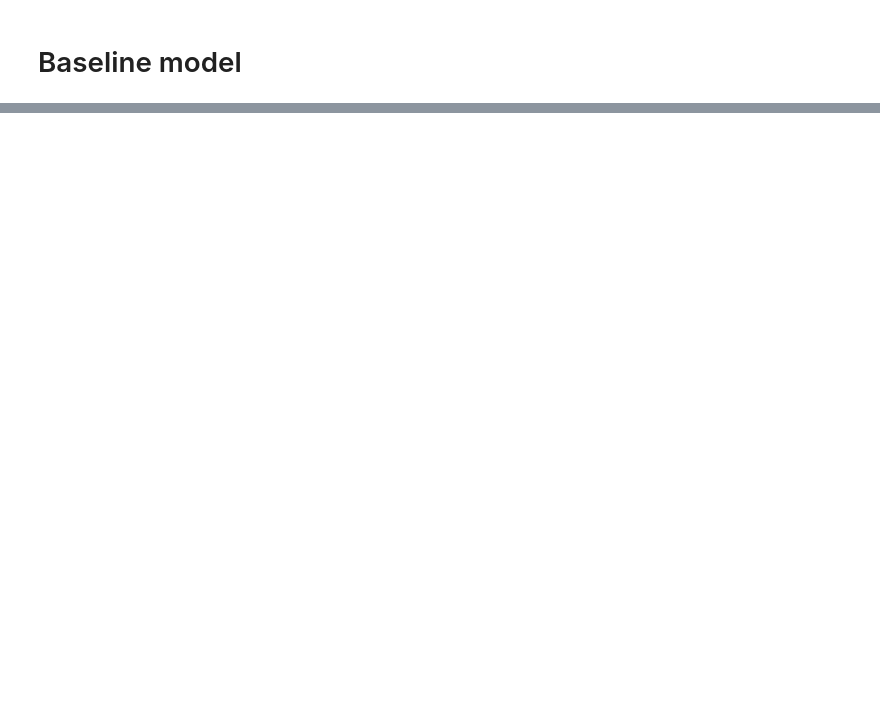
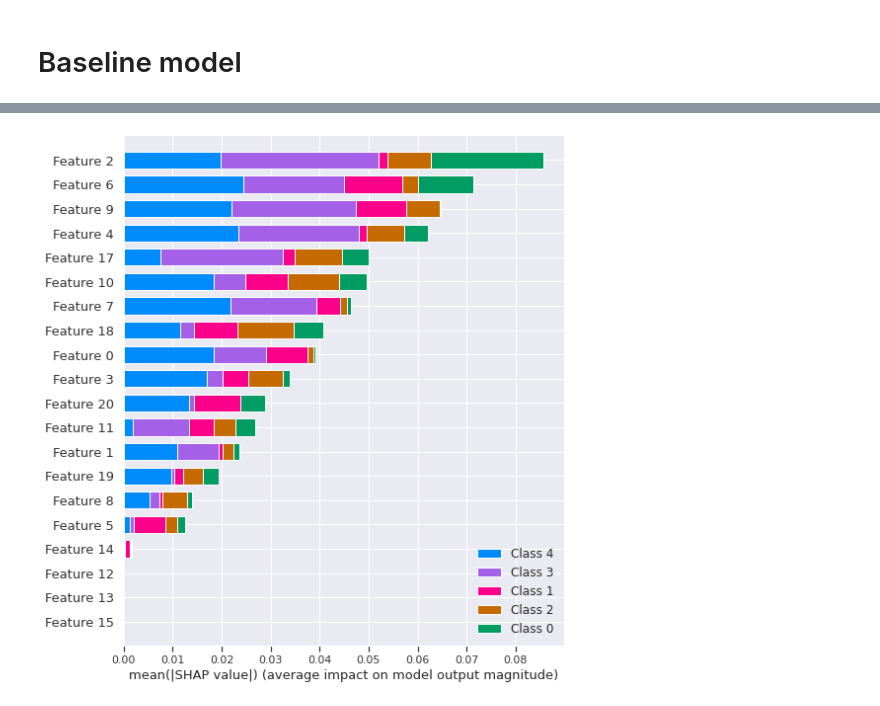
Before and after one commit to SolanaO/Developers_Survey_Analysis, a Jupyter notebook: stackBlogQuestion4.ipynb, the cells around one changed output, grey strips where cells are left out. Drawn from its saved outputs; the diff is of its cells as text; code cells hidden in the pictures; blank space fills up the shorter version.

```diff
--- a/stackBlogQuestion4.ipynb
+++ b/stackBlogQuestion4.ipynb
@@ -1061,0 +847,11 @@ rf.fit(X_train_prep, y_train)
+# %%
+RF_clf = RandomForestClassifier(n_estimators = 160, min_samples_split = 5,
+                                min_samples_leaf = 1,
+                                max_features = 'auto',
+                                max_depth = 56)
+RF_clf.fit(x_train,y_train)
+
+y_pred_RF = RF_clf.predict(x_test)
+
+scores = cross_val_score(RF_clf, x_train, y_train, cv=10)
+scores.mean()
@@ -1061,0 +861,14 @@ rf.fit(X_train_prep, y_train)
+# %%
+# evaluate performance metrics on the train set
+perf_train_RF = pd.Series(uf.get_perf_metrics(RF_clf.fit(x_train,y_train),
+                                              x_train, y_train),
+                       index = lm.metrics_list)
+
+# evaluate performance metrics on the test set
+perf_test_RF = pd.Series(uf.get_perf_metrics(RF_clf.fit(x_train,y_train),
+                                             x_test, y_test),
+                         index = lm.metrics_list)
+
+# combine performance metrics for the baseline model
+perf_model_RF = pd.DataFrame.from_dict({'train': perf_train_RF,
+                                        'test': perf_test_RF}).round(3)
@@ -1062,6 +905,8 @@ rf.fit(X_train_prep, y_train)
 # %%
 import shap
-explainer = shap.TreeExplainer(rf)
-shap_values = explainer.shap_values(X_test_prep)
+explainer = shap.TreeExplainer(RF_clf)
 # %%
-shap.summary_plot(shap_values, X_test_prep, plot_type="bar")
+choosen_instance = x_test[[421]]
+shap_values = explainer.shap_values(choosen_instance)
+shap.initjs()
+shap.force_plot(explainer.expected_value[1], shap_values[1], choosen_instance)
@@ -1096,0 +937,4 @@ df_sample['JobSat']
+# %%
+shap.summary_plot(shap_values, x_train)
+# %% [output]
+[figure, added]
```
Also changed, not shown: parts of 101 cells of this notebook, 9 other files.
